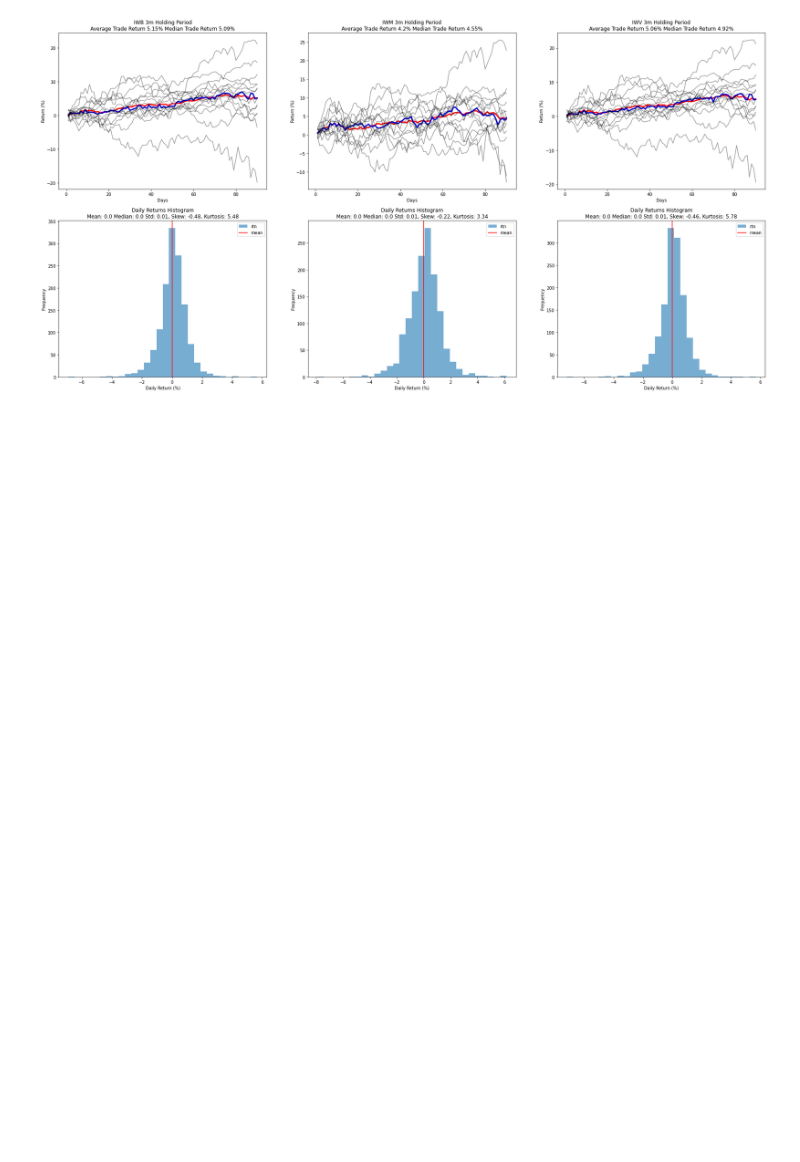
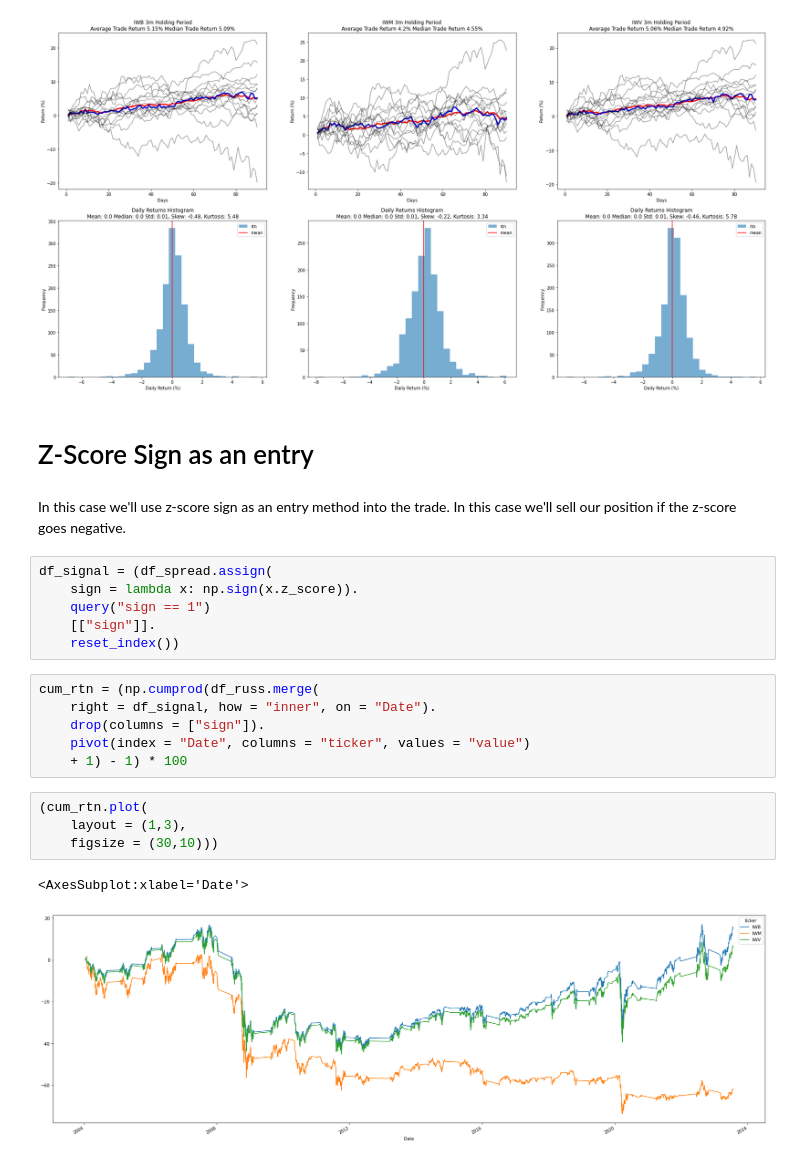
Before and after one commit to diegodalvarez/MarketConcentration, a Jupyter notebook: notebooks/ReturnsPlayback.ipynb, the cells around one changed output. Saved outputs shown, nothing was run; the diff lists cells and outputs as text; blank space fills up the shorter version.

```diff
--- a/notebooks/ReturnsPlayback.ipynb
+++ b/notebooks/ReturnsPlayback.ipynb
@@ -232,3 +232,26 @@ for i, ticker in enumerate(tickers):
     axes[1,i].set_xlabel("Daily Return (%)")
 # %% [output]
 [figure]
+# %% [markdown]
+# Z-Score Sign as an entry
+# %% [markdown]
+In this case we'll use z-score sign as an entry method into the trade. In this case we'll sell our position if the z-score goes negative.
+# %%
+df_signal = (df_spread.assign(
+    sign = lambda x: np.sign(x.z_score)).
+    query("sign == 1")
+    [["sign"]].
+    reset_index())
+# %%
+cum_rtn = (np.cumprod(df_russ.merge(
+    right = df_signal, how = "inner", on = "Date").
+    drop(columns = ["sign"]).
+    pivot(index = "Date", columns = "ticker", values = "value")
+    + 1) - 1) * 100
+# %%
+(cum_rtn.plot(
+    layout = (1,3),
+    figsize = (30,10)))
+# %% [output]
+<AxesSubplot:xlabel='Date'>
+[figure, added]
```
Also changed, not shown: parts of 1 cell of this notebook.
